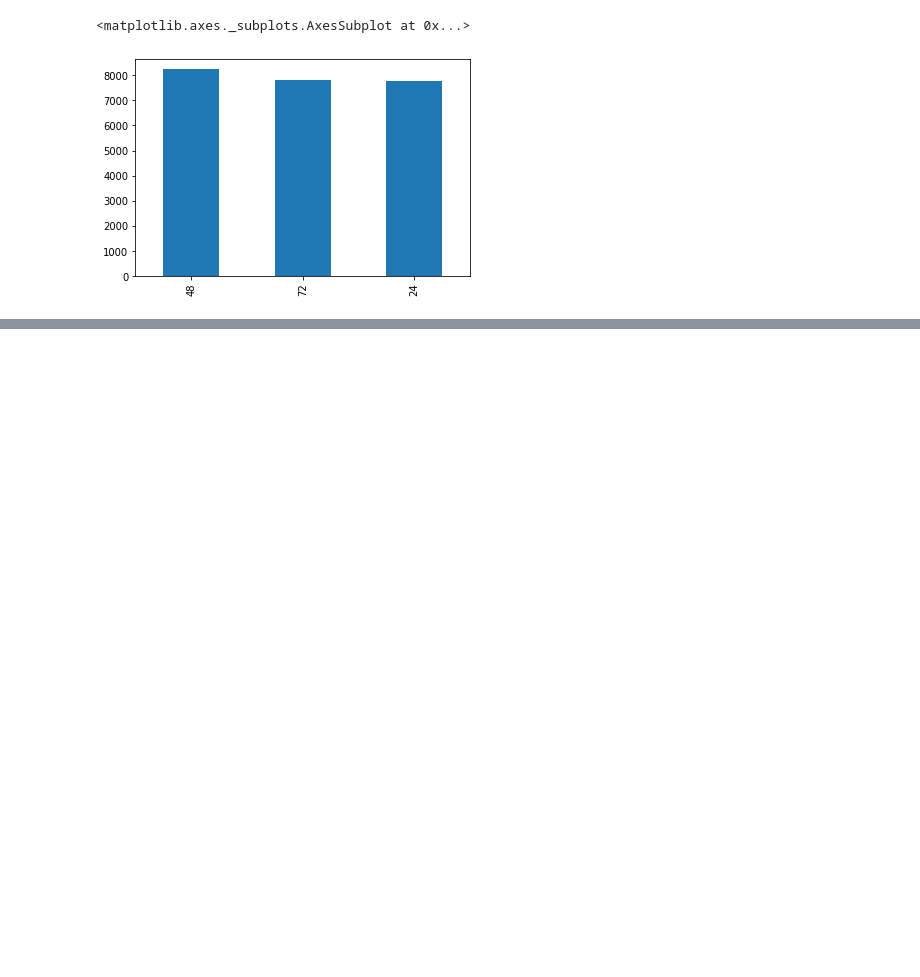
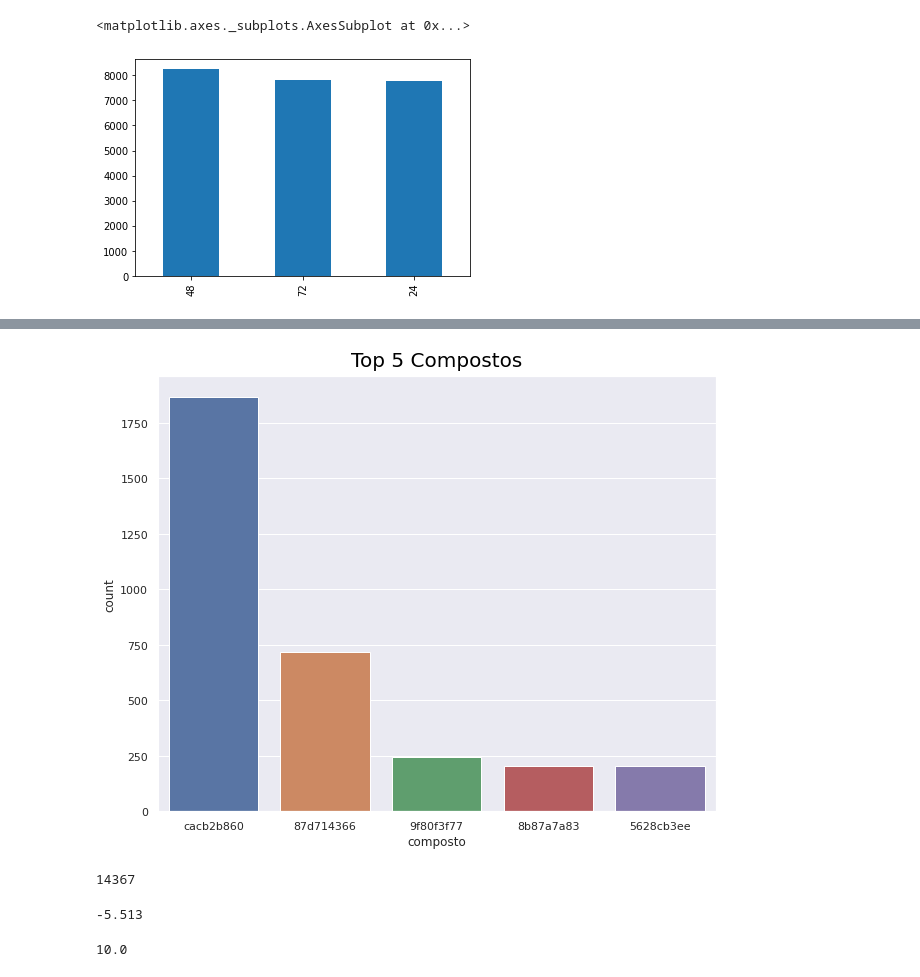
Before and after one commit to fpellizon/imersao_dados, a Jupyter notebook: imersao_dados.ipynb, the cells around one changed output, grey strips where cells are left out. Cells and saved outputs as stored; diff of their text form; code cells hidden in the pictures; blank space fills up the shorter version.

```diff
--- a/imersao_dados.ipynb
+++ b/imersao_dados.ipynb
@@ -161,0 +315,6 @@ dados['droga'].value_counts().shape
+# %%
+#extrai somente os índices em formato de lista
+
+cod_compostos = dados['composto'].value_counts().index[0:5]
+
+cod_compostos
@@ -161,0 +350,34 @@ dados['droga'].value_counts().shape
+# %%
+# Import seaborn
+import seaborn as sns
+import matplotlib.pyplot as plt
+
+# Aplica tema padrão
+sns.set_theme()
+plt.figure(figsize=(10,8))
+
+dadosgrf = dados.query('composto in @cod_compostos')
+
+fntdic = {'fontsize': 20,
+ 'fontweight' : 'regular', \
+ 'color' : 'black', \
+ 'verticalalignment': 'bottom', \
+ 'horizontalalignment': 'center'}
+
+ax = sns.countplot(x = 'composto', data=dadosgrf, order= cod_compostos.to_list() )
+ax.set_title("Top 5 Compostos", fntdic)
+plt.show()
+# %% [output]
+[figure, added]
+# %%
+len(dados['g0'].unique())
+# %% [output]
+14367
+# %%
+dados['g0'].min()
+# %% [output]
+-5.513
+# %%
+dados['g0'].max()
+# %% [output]
+10.0
```
Also changed, not shown: parts of 61 cells of this notebook.
